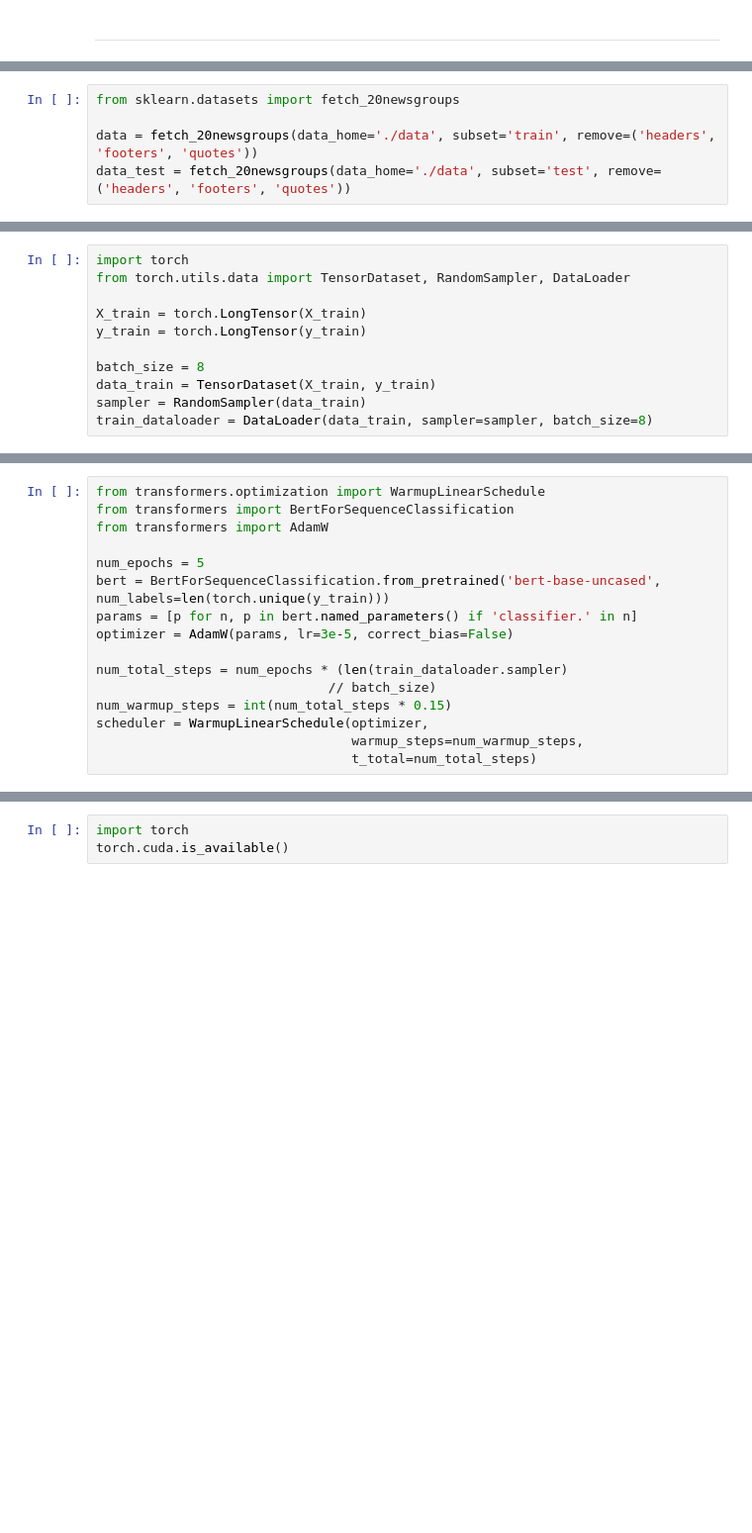
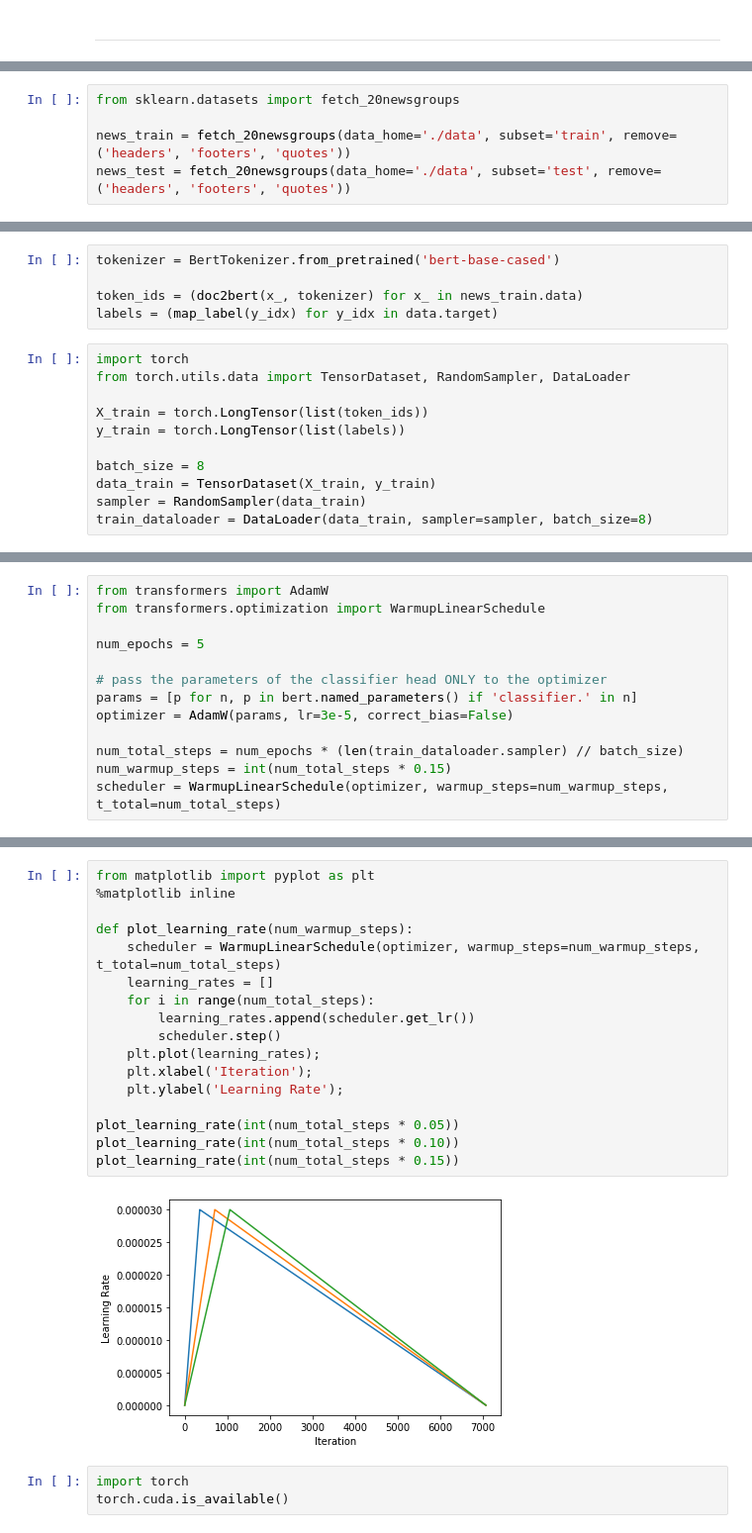
Before and after one commit to mattilyra/pydatanyc_2019, a Jupyter notebook: Part03_transformer.ipynb, the cells around one changed output, grey strips where cells are left out. Shown at 99% size. Cells and saved outputs as stored; diff of their text form; blank space fills up the shorter version.

```diff
--- a/Part03_transformer.ipynb
+++ b/Part03_transformer.ipynb
@@ -269,5 +61,5 @@ tokenizer.convert_ids_to_tokens(token_ids)
 # %%
 from sklearn.datasets import fetch_20newsgroups
 
-data = fetch_20newsgroups(data_home='./data', subset='train', remove=('headers', 'footers', 'quotes'))
-data_test = fetch_20newsgroups(data_home='./data', subset='test', remove=('headers', 'footers', 'quotes'))
+news_train = fetch_20newsgroups(data_home='./data', subset='train', remove=('headers', 'footers', 'quotes'))
+news_test = fetch_20newsgroups(data_home='./data', subset='test', remove=('headers', 'footers', 'quotes'))
@@ -324,9 +115,14 @@ y_train = [label_map[y_] for y_ in y_train]
+# %%
+tokenizer = BertTokenizer.from_pretrained('bert-base-cased')
+
+token_ids = (doc2bert(x_, tokenizer) for x_ in news_train.data)
+labels = (map_label(y_idx) for y_idx in data.target)
 # %%
 import torch
 from torch.utils.data import TensorDataset, RandomSampler, DataLoader
 
-X_train = torch.LongTensor(X_train)
-y_train = torch.LongTensor(y_train)
+X_train = torch.LongTensor(list(token_ids))
+y_train = torch.LongTensor(list(labels))
 
 batch_size = 8
 data_train = TensorDataset(X_train, y_train)
@@ -335,16 +158,13 @@ train_dataloader = DataLoader(data_train, sampler=sampler, batch_size=8)
 # %%
+from transformers import AdamW
 from transformers.optimization import WarmupLinearSchedule
-from transformers import BertForSequenceClassification
-from transformers import AdamW
 
 num_epochs = 5
-bert = BertForSequenceClassification.from_pretrained('bert-base-uncased', num_labels=len(torch.unique(y_train)))
+
+# pass the parameters of the classifier head ONLY to the optimizer
 params = [p for n, p in bert.named_parameters() if 'classifier.' in n]
 optimizer = AdamW(params, lr=3e-5, correct_bias=False)
 
-num_total_steps = num_epochs * (len(train_dataloader.sampler)
-                              // batch_size)
+num_total_steps = num_epochs * (len(train_dataloader.sampler) // batch_size)
 num_warmup_steps = int(num_total_steps * 0.15)
-scheduler = WarmupLinearSchedule(optimizer,
-                                 warmup_steps=num_warmup_steps,
-                                 t_total=num_total_steps)
+scheduler = WarmupLinearSchedule(optimizer, warmup_steps=num_warmup_steps, t_total=num_total_steps)
@@ -351,3 +174,22 @@ scheduler = WarmupLinearSchedule(optimizer,
+# %%
+from matplotlib import pyplot as plt
+%matplotlib inline
+
+def plot_learning_rate(num_warmup_steps):
+    scheduler = WarmupLinearSchedule(optimizer, warmup_steps=num_warmup_steps, t_total=num_total_steps)
+    learning_rates = []
+    for i in range(num_total_steps):
+        learning_rates.append(scheduler.get_lr())
+        scheduler.step()
+    plt.plot(learning_rates);
+    plt.xlabel('Iteration');
+    plt.ylabel('Learning Rate');
+
+plot_learning_rate(int(num_total_steps * 0.05))
+plot_learning_rate(int(num_total_steps * 0.10))
+plot_learning_rate(int(num_total_steps * 0.15))
+# %% [output]
+[figure, added]
 # %%
 import torch
 torch.cuda.is_available()
```
Also changed, not shown: parts of 77 cells of this notebook.
